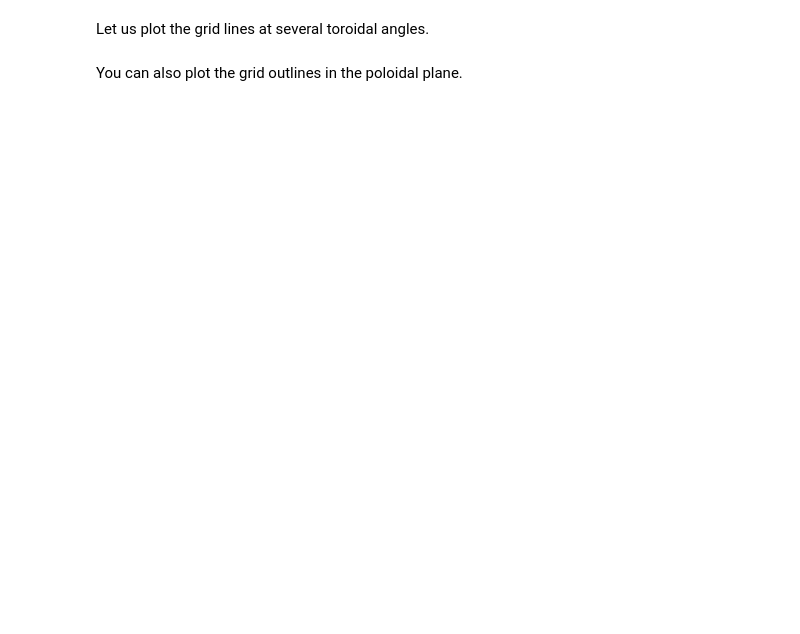
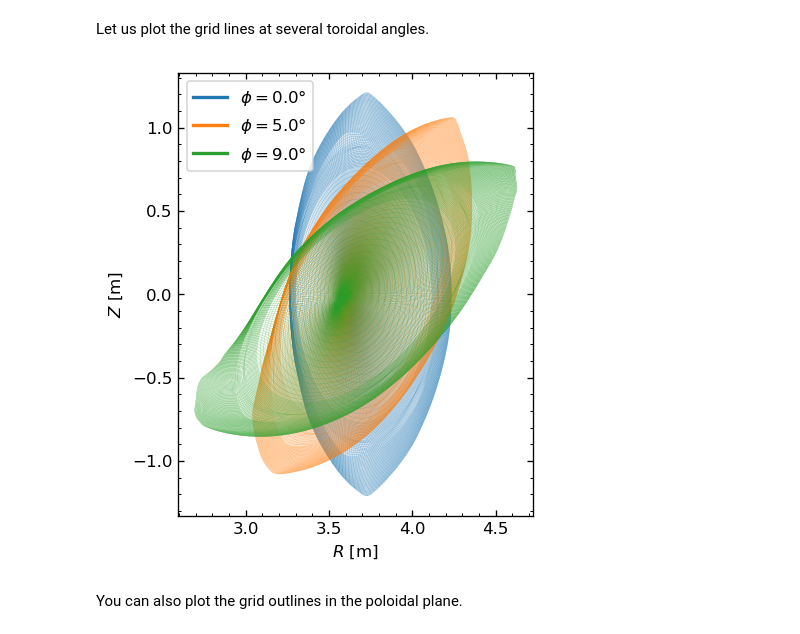
Before and after one commit to munechika-koyo/cherab_lhd, a Jupyter notebook: docs/notebooks/emc3/grid.ipynb, the cells around one changed output. Cells and saved outputs as stored; diff of their text form; code cells hidden in the pictures; blank space fills up the shorter version.

Commit message:
Add notebook output for grid.ipynb

```diff
--- a/docs/notebooks/emc3/grid.ipynb
+++ b/docs/notebooks/emc3/grid.ipynb
@@ -6,6 +6,8 @@ Here we plot the grid lines defined by EMC3-EIRENE.
 from matplotlib import pyplot as plt
 
 from cherab.lhd.emc3 import Grid
+
+plt.rcParams["figure.dpi"] = 120
 # %% [markdown]
 ## Grid lines for one zone
 # %% [markdown]
@@ -20,22 +27,24 @@ grid.plot(linewidth=0.1)
 # %% [markdown]
 Let us plot the grid lines at several toroidal angles.
 # %%
-fig, ax = plt.subplots(dpi=150)
+fig, ax = plt.subplots()
 n_phis = [0, 20, -1]
 for i, n_phi in enumerate(n_phis):
     fig, ax = grid.plot(
         fig=fig,
         ax=ax,
         n_phi=n_phi,
         linewidth=0.1,
         color=f"C{i}",
         show_phi=False,
     )
 
 # Add a legend
-phis = grid.dataset["ζ"]
+phis = grid.data_array["ζ"]
 proxy = [plt.Line2D([0], [0], color=f"C{i}", lw=2) for i in range(len(n_phis))]
 ax.legend(proxy, [f"$\\phi=${phi}°" for phi in phis.isel(ζ=n_phis).data]);
+# %% [output]
+[figure, added]
 # %% [markdown]
 You can also plot the grid outlines in the poloidal plane.
 # %%
```
Also changed, not shown: parts of 5 cells of this notebook.
